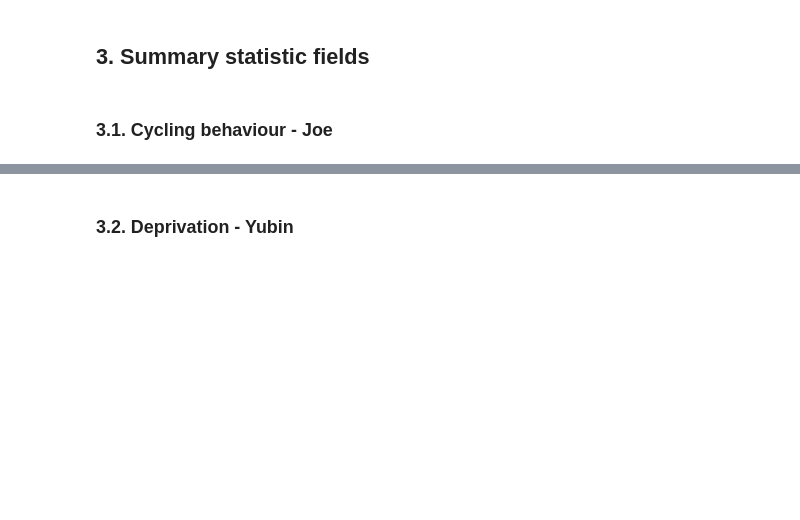
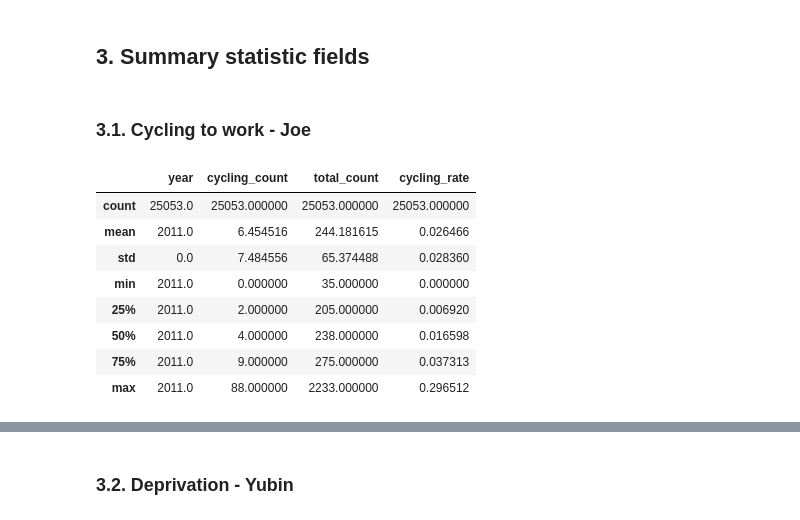
Before and after one commit to ZacharyP-E/qm_group25, a Jupyter notebook: qm_group_code.ipynb, the cells around one changed output, grey strips where cells are left out. Drawn from its saved outputs; the diff is of its cells as text; code cells hidden in the pictures; blank space fills up the shorter version.

```diff
--- a/qm_group_code.ipynb
+++ b/qm_group_code.ipynb
@@ -183,4 +188,16 @@ Columns:
 # %% [markdown]
 ## 3. Summary statistic fields
 # %% [markdown]
-### 3.1. Cycling behaviour - Joe
+### 3.1. Cycling to work - Joe
+# %%
+cycletowork.describe()
+# %% [output]
+|  | year | cycling_count | total_count | cycling_rate |
+| count | 25053.0 | 25053.000000 | 25053.000000 | 25053.000000 |
+| mean | 2011.0 | 6.454516 | 244.181615 | 0.026466 |
+| std | 0.0 | 7.484556 | 65.374488 | 0.028360 |
+| min | 2011.0 | 0.000000 | 35.000000 | 0.000000 |
+| 25% | 2011.0 | 2.000000 | 205.000000 | 0.006920 |
+| 50% | 2011.0 | 4.000000 | 238.000000 | 0.016598 |
+| 75% | 2011.0 | 9.000000 | 275.000000 | 0.037313 |
+| max | 2011.0 | 88.000000 | 2233.000000 | 0.296512 |
```
Also changed, not shown: parts of 8 cells of this notebook.
